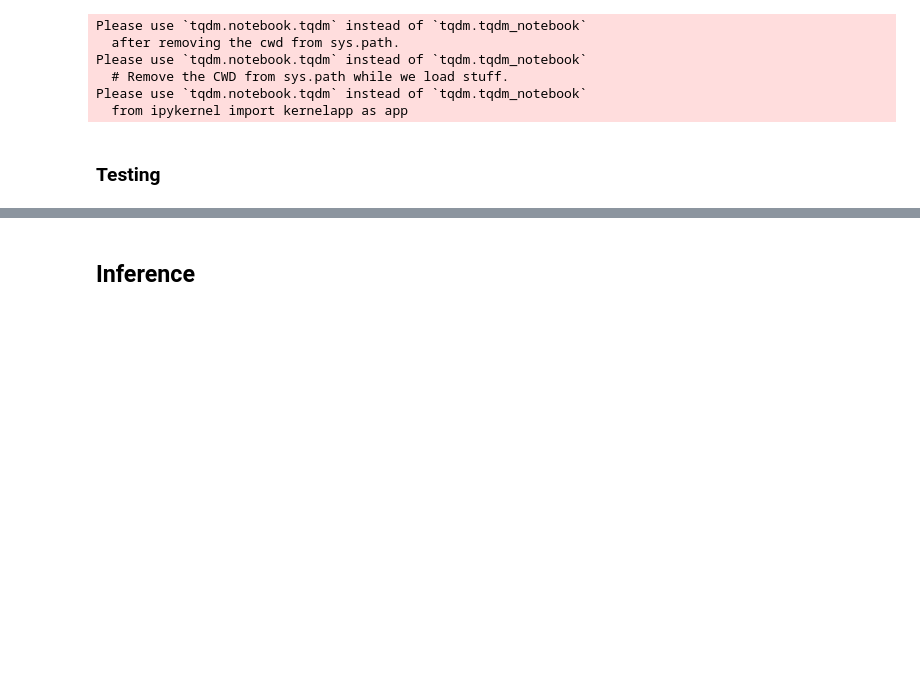
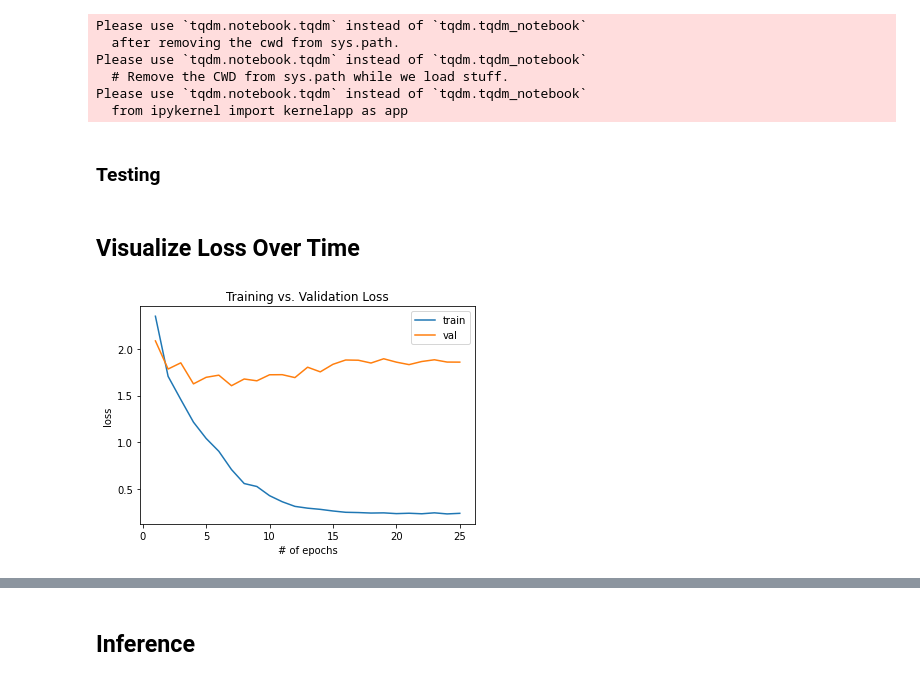
Before and after one commit to hookskl/nlp_w_pytorch, a Jupyter notebook: nlp_w_pytorch_cnn_surnames.ipynb, the cells around one changed output, grey strips where cells are left out. Cells and saved outputs as stored; diff of their text form; code cells hidden in the pictures; blank space fills up the shorter version.

```diff
--- a/nlp_w_pytorch_cnn_surnames.ipynb
+++ b/nlp_w_pytorch_cnn_surnames.ipynb
@@ -721,6 +721,22 @@ for batch_index, batch_dict in enumerate(batch_generator):
 
 train_state['test_loss'] = running_loss
 train_state['test_acc'] = running_acc
+# %% [markdown]
+## Visualize Loss Over Time
+# %%
+x = [epoch + 1 for epoch in range(args.num_epochs)]
+loss_train = train_state['train_loss']
+loss_val = train_state['val_loss']
+
+plt.plot(x, loss_train, label='train')
+plt.plot(x, loss_val, label='val')
+plt.xlabel('# of epochs')
+plt.ylabel('loss')
+plt.title('Training vs. Validation Loss')
+plt.legend()
+plt.show()
+# %% [output]
+[figure, added]
 # %%
 print("Test loss: {};".format(train_state['test_loss']))
 print("Test Accuracy: {}".format(train_state['test_acc']))
```
Also changed, not shown: parts of 7 cells of this notebook.
